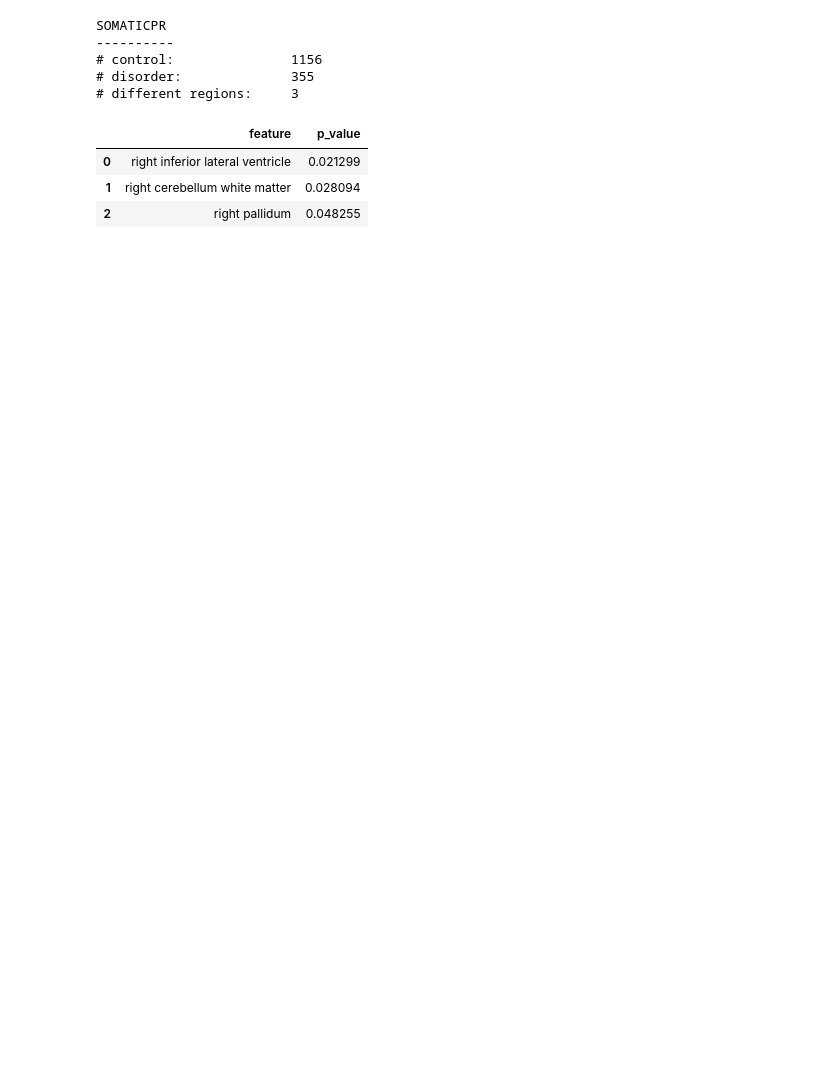
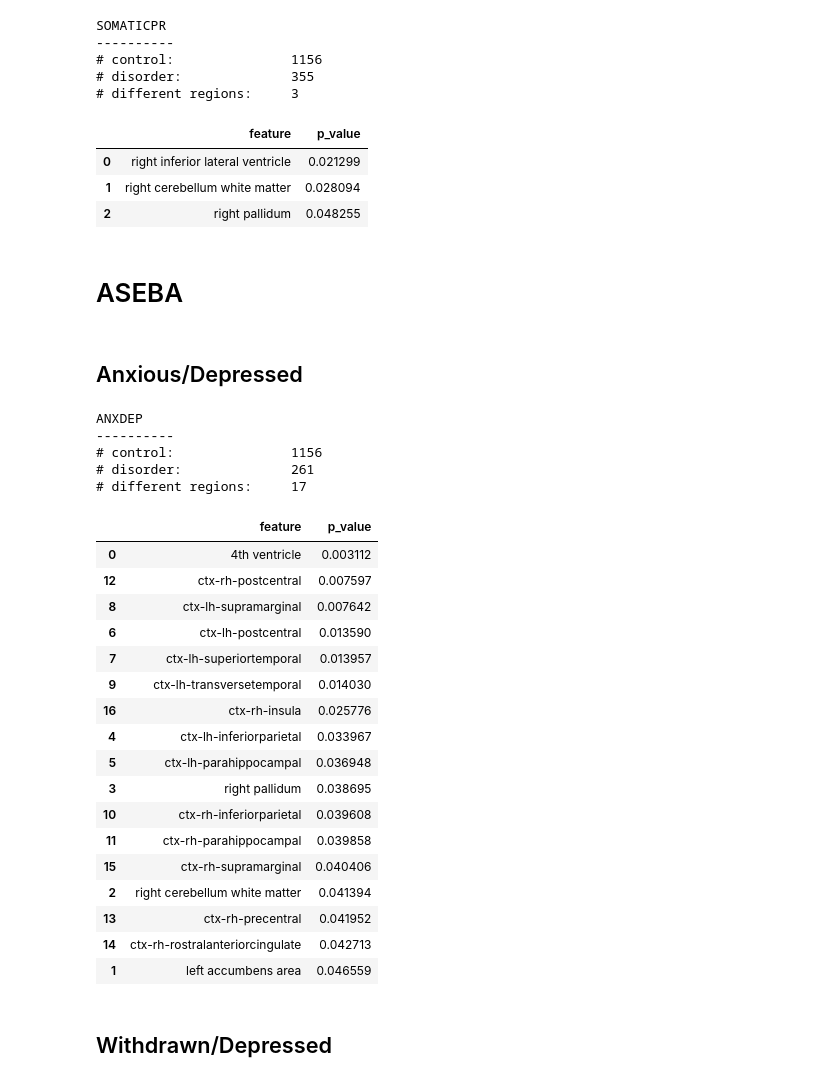
Before and after one commit to margotwagner/SynthSeg, a Jupyter notebook: abcd-code/analysis/mw-aseba-smri-rois.ipynb, the cells around one changed output. Saved outputs shown, nothing was run; the diff lists cells and outputs as text; code cells hidden in the pictures; blank space fills up the shorter version.

Commit message:
updated to include aseba syndrome labels

```diff
--- a/abcd-code/analysis/mw-aseba-smri-rois.ipynb
+++ b/abcd-code/analysis/mw-aseba-smri-rois.ipynb
@@ -126,3 +128,46 @@ SOMATICPR
 | 0 | right inferior lateral ventricle | 0.021299 |
 | 1 | right cerebellum white matter | 0.028094 |
 | 2 | right pallidum | 0.048255 |
+# %% [markdown]
+# ASEBA
+# %%
+# Get dataframes for each disorder
+anxdep = Labels().anxdep_aseba_df
+withdep = Labels().withdep_aseba_df
+somatic = Labels().somatic_aseba_df
+social = Labels().social_aseba_df
+thought = Labels().thought_aseba_df
+attent = Labels().attent_aseba_df
+rulebreak = Labels().rulebreak_aseba_df
+aggro = Labels().aggro_aseba_df
+# %% [markdown]
+## Anxious/Depressed
+# %%
+vols, stats = get_sig_rois(anxdep)
+vols
+# %% [output]
+ANXDEP
+----------
+# control:               1156
+# disorder:              261
+# different regions:     17
+|  | feature | p_value |
+| 0 | 4th ventricle | 0.003112 |
+| 12 | ctx-rh-postcentral | 0.007597 |
+| 8 | ctx-lh-supramarginal | 0.007642 |
+| 6 | ctx-lh-postcentral | 0.013590 |
+| 7 | ctx-lh-superiortemporal | 0.013957 |
+| 9 | ctx-lh-transversetemporal | 0.014030 |
+| 16 | ctx-rh-insula | 0.025776 |
+| 4 | ctx-lh-inferiorparietal | 0.033967 |
+| 5 | ctx-lh-parahippocampal | 0.036948 |
+| 3 | right pallidum | 0.038695 |
+| 10 | ctx-rh-inferiorparietal | 0.039608 |
+| 11 | ctx-rh-parahippocampal | 0.039858 |
+| 15 | ctx-rh-supramarginal | 0.040406 |
+| 2 | right cerebellum white matter | 0.041394 |
+| 13 | ctx-rh-precentral | 0.041952 |
+| 14 | ctx-rh-rostralanteriorcingulate | 0.042713 |
+| 1 | left accumbens area | 0.046559 |
+# %% [markdown]
+## Withdrawn/Depressed
```
Also changed, not shown: parts of 19 cells of this notebook, 2 other files.
